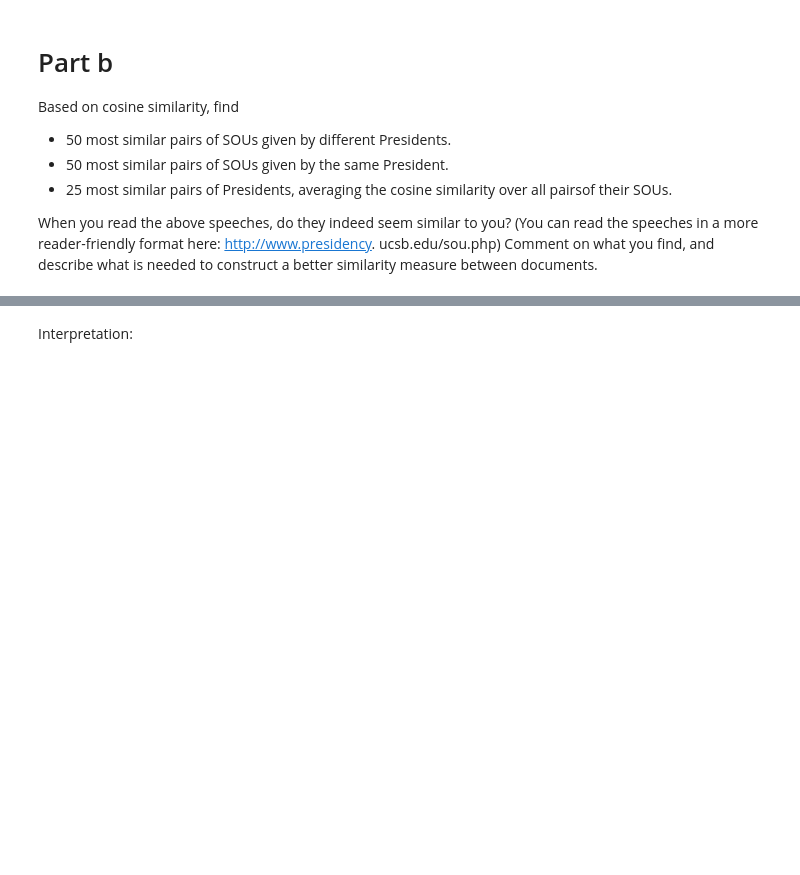
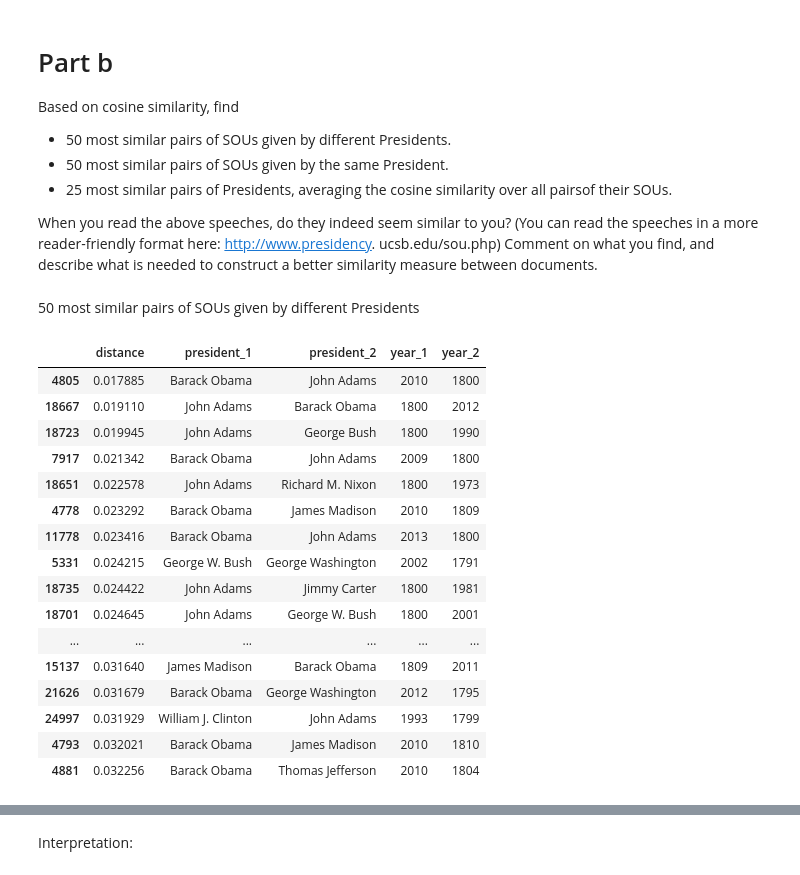
Before and after one commit to reidmcy/ML-Assigments, a Jupyter notebook: lsda/Assignment_2/assn2_prob2.ipynb, the cells around one changed output, grey strips where cells are left out. Cells and saved outputs as stored; diff of their text form; code cells hidden in the pictures; blank space fills up the shorter version.

```diff
--- a/lsda/Assignment_2/assn2_prob2.ipynb
+++ b/lsda/Assignment_2/assn2_prob2.ipynb
@@ -113,0 +113,8 @@ dfRDD.take(10)
+# %%
+year_col = tfidfRDD.map(lambda x: x[0]).collect()
+president_col = tfidfRDD.map(lambda x: x[1]).collect()
+vector_col = tfidfRDD.map(lambda x: x[2]).collect()
+# %%
+d = {"year": year_col, 'president': president_col, "vector": vector_col}
+resDF = pd.DataFrame(d)
+resDF[:5]
@@ -119,3 +133,60 @@ Based on cosine similarity, find
 - 25 most similar pairs of Presidents, averaging the cosine similarity over all pairsof their SOUs.
 
 When you read the above speeches, do they indeed seem similar to you? (You can read the speeches in a more reader-friendly format here: http://www.presidency. ucsb.edu/sou.php) Comment on what you find, and describe what is needed to construct a better similarity measure between documents.
+# %%
+def cos_sim(a, b):
+    a = np.array(a)
+    b = np.array(b)
+    res = np.dot(a,b)/(np.linalg.norm(a)*np.linalg.norm(b))
+    return res
+
+def cal(resDF):
+    pres_1 =[]
+    y_1 = []
+    pres_2 =[]
+    y_2 = []
+    dis = []
+
+    for i in range(len(resDF)):
+        p1 = resDF.iloc[i,0]
+        y1 = resDF.iloc[i,2]
+        a = resDF.iloc[i,1]
+        for j in range(i+1, len(resDF)):
+            p2 = resDF.iloc[j,0]
+            y2 = resDF.iloc[j,2]
+            b = resDF.iloc[j,1]
+            diff = cos_sim(a,b)
+            pres_1.append(p1)
+            pres_2.append(p2)
+            y_1.append(y1)
+            y_2.append(y2)
+            dis.append(diff)
+
+    d = {"year_1": y_1, 'president_1': pres_1, "year_2": y_2, "president_2": pres_2, 'distance': dis}
+    res = pd.DataFrame(d)
+    return res
+# %%
+df_b = cal(resDF)
+# %% [markdown]
+50 most similar pairs of SOUs given by different Presidents
+# %%
+df_b_diff = df_b.loc[df_b['president_1'] != df_b['president_2']].sort_values(by='distance')
+df_b_diff[:50]
+# %% [output]
+|  | distance | president_1 | president_2 | year_1 | year_2 |
+| 4805 | 0.017885 | Barack Obama | John Adams | 2010 | 1800 |
+| 18667 | 0.019110 | John Adams | Barack Obama | 1800 | 2012 |
+| 18723 | 0.019945 | John Adams | George Bush | 1800 | 1990 |
+| 7917 | 0.021342 | Barack Obama | John Adams | 2009 | 1800 |
+| 18651 | 0.022578 | John Adams | Richard M. Nixon | 1800 | 1973 |
+| 4778 | 0.023292 | Barack Obama | James Madison | 2010 | 1809 |
+| 11778 | 0.023416 | Barack Obama | John Adams | 2013 | 1800 |
+| 5331 | 0.024215 | George W. Bush | George Washington | 2002 | 1791 |
+| 18735 | 0.024422 | John Adams | Jimmy Carter | 1800 | 1981 |
+| 18701 | 0.024645 | John Adams | George W. Bush | 1800 | 2001 |
+| ... | ... | ... | ... | ... | ... |
+| 15137 | 0.031640 | James Madison | Barack Obama | 1809 | 2011 |
+| 21626 | 0.031679 | Barack Obama | George Washington | 2012 | 1795 |
+| 24997 | 0.031929 | William J. Clinton | John Adams | 1993 | 1799 |
+| 4793 | 0.032021 | Barack Obama | James Madison | 2010 | 1810 |
+| 4881 | 0.032256 | Barack Obama | Thomas Jefferson | 2010 | 1804 |
```
Also changed, not shown: parts of 22 cells of this notebook.
